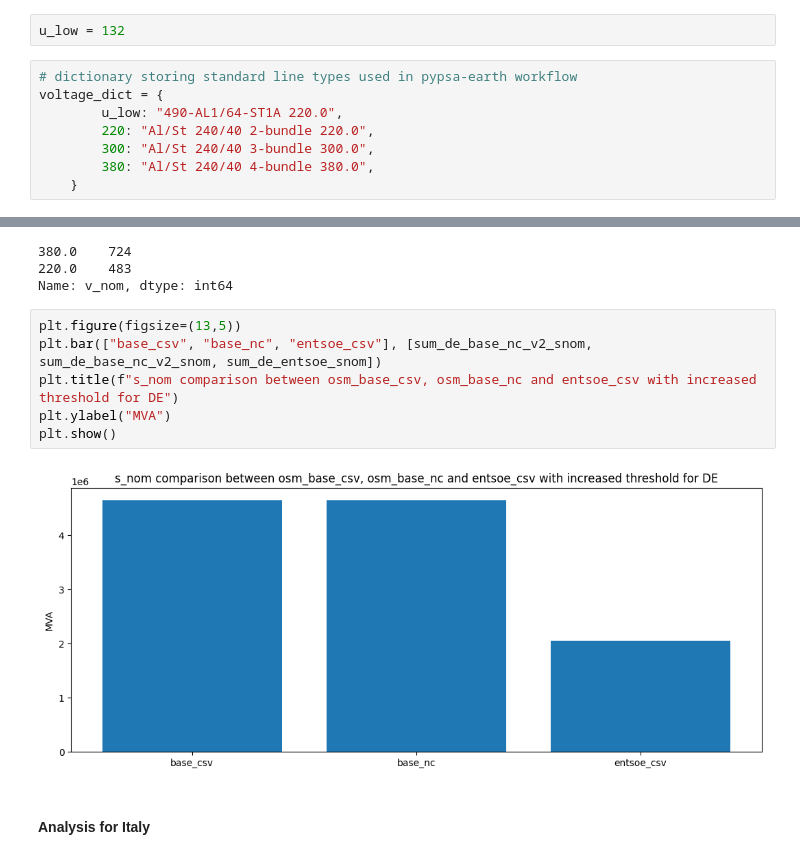
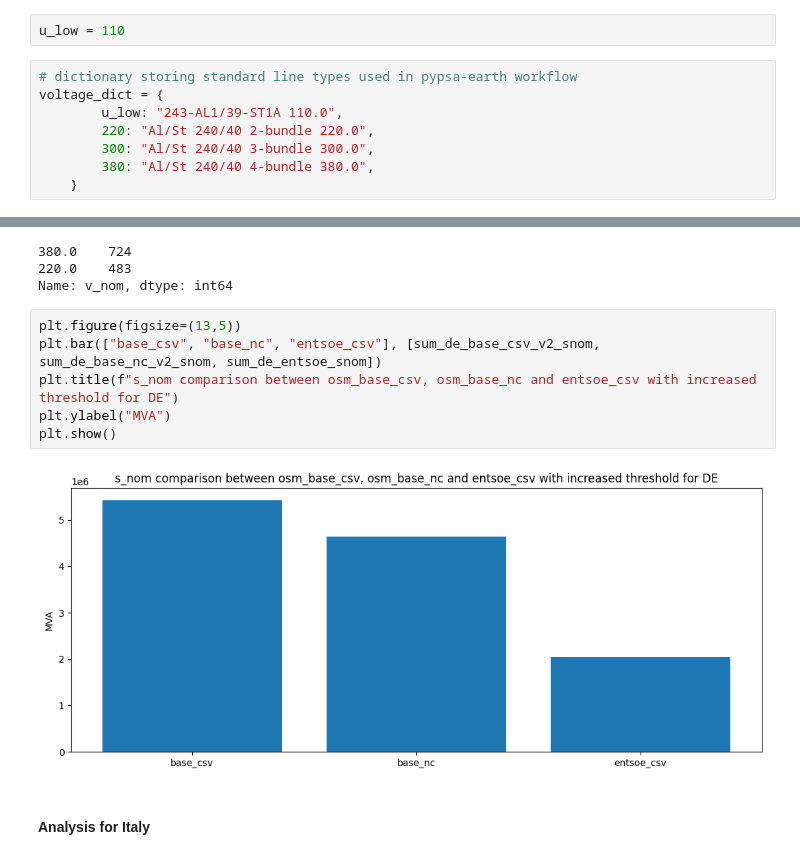
Before and after one commit to pypsa-meets-earth/documentation, a Jupyter notebook: notebooks/validation/it_de_comparison_notebook.ipynb, the cells around one changed output, grey strips where cells are left out. Cells and saved outputs as stored; diff of their text form.

Commit message:
fixed plot in updated voltage

```diff
--- a/notebooks/validation/it_de_comparison_notebook.ipynb
+++ b/notebooks/validation/it_de_comparison_notebook.ipynb
@@ -105,11 +105,11 @@ def calculate_s_nom(df: gpd.GeoDataFrame, voltage_dict: dict, network: pypsa.Net
 # %% [markdown]
 ### Reproducing PyPSA Earth Workflow with Base csv file
 # %%
-u_low = 132
+u_low = 110
 # %%
 # dictionary storing standard line types used in pypsa-earth workflow
 voltage_dict = {
-        u_low: "490-AL1/64-ST1A 220.0",
+        u_low: "243-AL1/39-ST1A 110.0",
         220: "Al/St 240/40 2-bundle 220.0",
         300: "Al/St 240/40 3-bundle 300.0",
         380: "Al/St 240/40 4-bundle 380.0",
@@ -401,12 +401,12 @@ base_nc_v2.lines[base_nc_v2.lines.country == "DE"].v_nom.value_counts()
 Name: v_nom, dtype: int64
 # %%
 plt.figure(figsize=(13,5))
-plt.bar(["base_csv", "base_nc", "entsoe_csv"], [sum_de_base_nc_v2_snom, sum_de_base_nc_v2_snom, sum_de_entsoe_snom])
+plt.bar(["base_csv", "base_nc", "entsoe_csv"], [sum_de_base_csv_v2_snom, sum_de_base_nc_v2_snom, sum_de_entsoe_snom])
 plt.title(f"s_nom comparison between osm_base_csv, osm_base_nc and entsoe_csv with increased threshold for DE")
 plt.ylabel("MVA")
 plt.show()
 # %% [output]
-[figure, old version]
+[figure, new version]
 # %% [markdown]
 #### Analysis for Italy
 # %%
```
